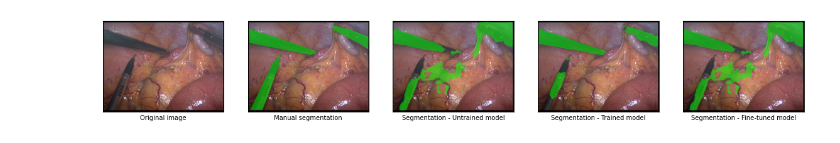
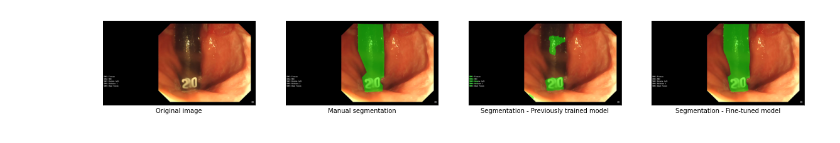
Before and after one commit to endomapperUZ/toolSegmentation, a Jupyter notebook: training.ipynb, the cells around one changed output. Drawn from its saved outputs; the diff is of its cells as text; code cells hidden in the pictures.

```diff
--- a/training.ipynb
+++ b/training.ipynb
@@ -118,64 +121,54 @@ Valid loss: 3.68959, jaccard: 0.12406
 # %%
-model_ent_path = 'data/models_ft/unet11_binary_20/model_0_ent.pt'
+model_ent_path = 'data/models_ft/unet11_binary_20/model_0_ent_4.pt'
 model_ent = get_model(model_ent_path, model_type='UNet11', problem_type='binary')
 
 model_path = 'data/models/unet11_binary_20/model_0.pt'
 model = get_model(model_path, model_type='UNet11', problem_type='binary')
-
-model_ft_path = 'data/models_ft/unet11_binary_20/model_0_ft.pt'
-model_ft = get_model(model_ft_path, model_type='UNet11', problem_type='binary')
 # %%
-img_file_name = 'data/Training/OP1/Raw/img_02_raw.png'
+img_file_name = 'data/video9_masks/mask_0137.png'
 image = load_image(img_file_name)
-H,W,C = image.shape
+#image = resize(image,(1056,1920,3))
 with torch.no_grad():
     input_image = torch.unsqueeze(img_to_tensor(img_transform(p=1)(image=image)['image']).cuda(), dim=0)
 
-mask_dataset = load_image('data/Training/OP1/Masks/img_02_class.png')
-mask_dataset = sum(mask_dataset,2)
 
+mask_dataset = load_mask(img_file_name,'binary')
+
+#mask_dataset = sum(mask_dataset,2)
 plt.figure(figsize=(20,20))
-plt.subplot(151) # Original image
+plt.subplot(141) # Original image
 plt.xticks([])
 plt.yticks([])
 plt.grid(False)
 imshow(image)
 plt.xlabel('Original image')
 
-plt.subplot(152) # Ground truth
+plt.subplot(142) # Ground truth
 plt.xticks([])
 plt.yticks([])
 plt.grid(False)
 imshow(mask_overlay(image, (mask_dataset > 0).astype(np.uint8)))
 plt.xlabel('Manual segmentation')
 
-plt.subplot(153) # Model before training
+plt.subplot(143) # Model before training
 mask_before = model(input_image)
 mask_b = mask_before.data[0].cpu().numpy()[0]
 plt.xticks([])
 plt.yticks([])
 plt.grid(False)
 imshow(mask_overlay(image, (mask_b > 0).astype(np.uint8)))
-plt.xlabel('Segmentation - Untrained model')
+plt.xlabel('Segmentation - Previously trained model')
 
-plt.subplot(154) # Trained model
+plt.subplot(144) # Trained model
 mask_after = model_ent(input_image)
 mask_a = mask_after.data[0].cpu().numpy()[0]
 plt.xticks([])
 plt.yticks([])
 plt.grid(False)
 imshow(mask_overlay(image, (mask_a > 0).astype(np.uint8)))
-plt.xlabel('Segmentation - Trained model')
-
-plt.subplot(155) # Fine-tuned model
-mask_ft = model_ft(input_image)
-mask_f = mask_ft.data[0].cpu().numpy()[0]
-plt.xticks([])
-plt.yticks([])
-plt.grid(False)
-imshow(mask_overlay(image, (mask_f > 0).astype(np.uint8)))
 plt.xlabel('Segmentation - Fine-tuned model')
 
+
 plt.show()
 # %% [output]
-[figure, old version]
+[figure, new version]
```
Also changed, not shown: parts of 9 cells of this notebook, 13 other files.
